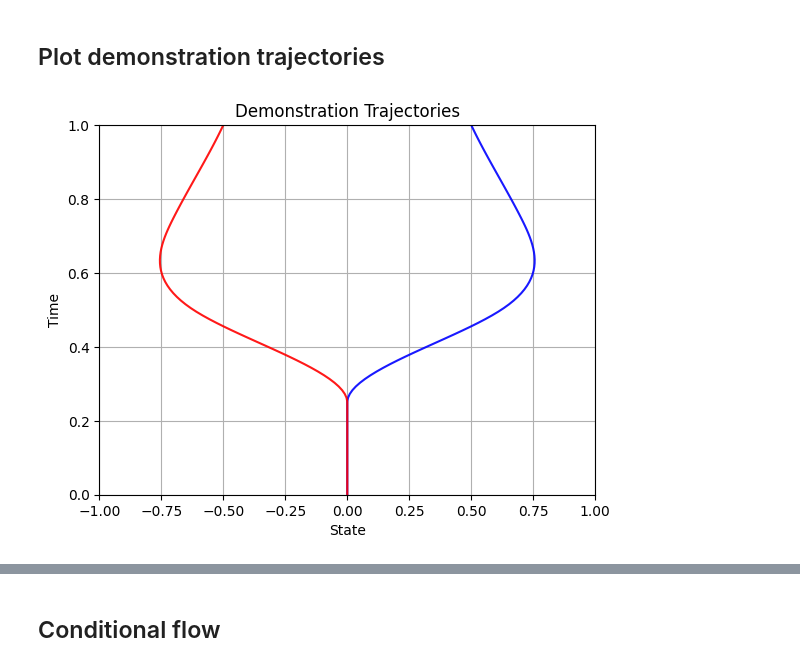
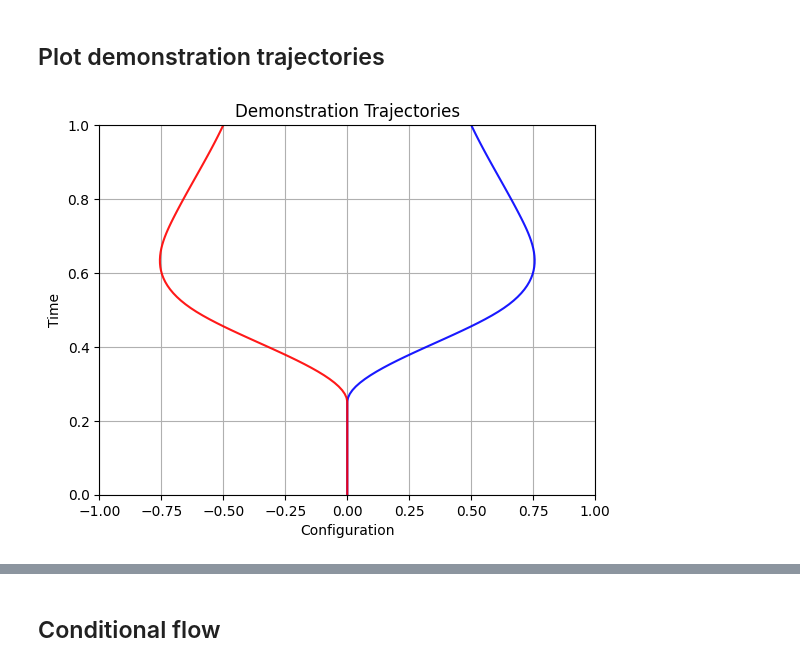
Before and after one commit to willh003/flowvis, a Jupyter notebook: notebooks/idea.ipynb, the cells around one changed output, grey strips where cells are left out. Saved outputs shown, nothing was run; the diff lists cells and outputs as text; code cells hidden in the pictures.

Commit message:
Add pathological example
'State'/'Action' -> 'Configuration'

```diff
--- a/notebooks/idea.ipynb
+++ b/notebooks/idea.ipynb
@@ -58,20 +58,20 @@ traj_left = demonstration_traj_left()
 # %%
 """
 Plot demonstration trajectory on x-y plane where x axis is the state in [-1, 1]
 and y axis is the time in [0, 1].
 """
 times = np.linspace(0, 1, 100)
 plt.plot(traj_right.vector_values(times)[0], times, color='blue', alpha=0.9)
 plt.plot(traj_left.vector_values(times)[0], times, color='red', alpha=0.9)
 plt.xlim(-1, 1)
 plt.ylim(0, 1)
-plt.xlabel('State')
+plt.xlabel('Configuration')
 plt.ylabel('Time')
 plt.title('Demonstration Trajectories')
 plt.grid(True)
 plt.show()
 # %% [output]
-[figure, old version]
+[figure, new version]
 # %% [markdown]
 ### We need to learn multimodal trajectories for diffusion policy
 
```
Also changed, not shown: parts of 7 cells of this notebook, 1 other file.
